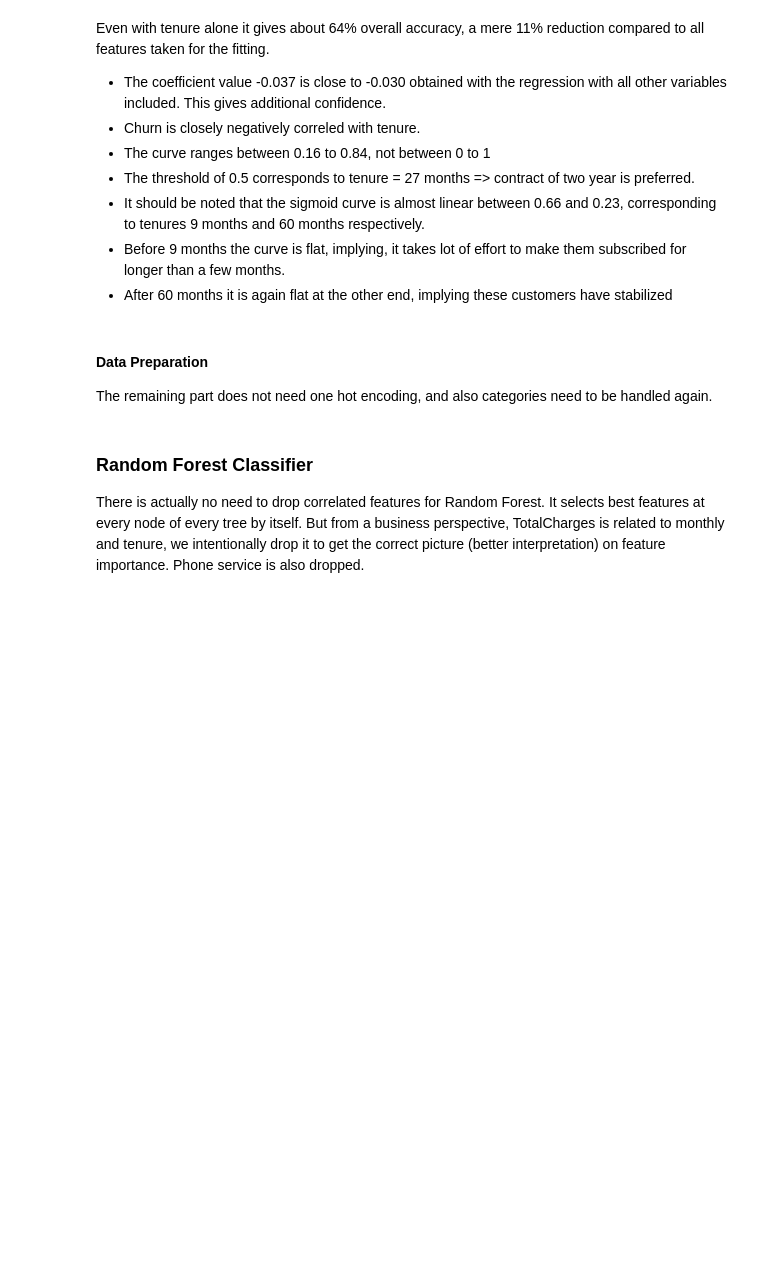
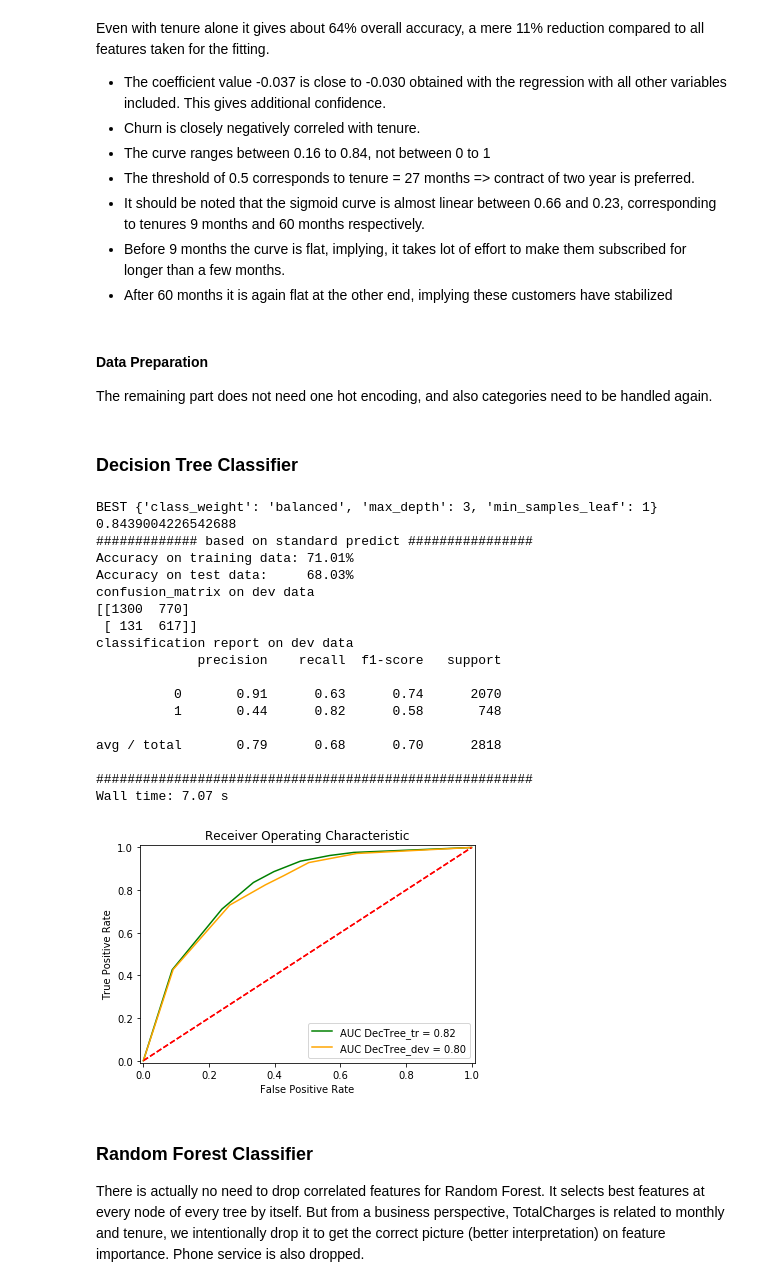
Before and after one commit to aparnack/data_science, a Jupyter notebook: projects/customer_retention/Retention.ipynb, the cells around one changed output. Drawn from its saved outputs; the diff is of its cells as text; code cells hidden in the pictures; blank space fills up the shorter version.

```diff
--- a/projects/customer_retention/Retention.ipynb
+++ b/projects/customer_retention/Retention.ipynb
@@ -840,3 +919,28 @@ X_rf = X_rf.drop(['tenure','MonthlyCharges','SeniorCitizen'],axis=1)
 X_rf = X_rf.apply(lambda x: x.astype('category')).apply(lambda x: x.cat.codes)
 X_rf[['tenure','MonthlyCharges','SeniorCitizen']] = temp
 Xtrain, Xdev, ytrain,ydev = train_test_split(X_rf,y,test_size=0.4,stratify=y)
+# %% [markdown]
+### Decision Tree Classifier
+# %%
+%%time
+parameters = {"max_depth": [3,4,6,8,12], 'min_samples_leaf': [1,2,4,8],"class_weight":['balanced',None]}
+tr,aucrf1,aucrf2 = do_classify(DecisionTreeClassifier(), parameters, Xtrain,ytrain,Xdev,ydev, score_func='recall', n_folds=5, n_jobs=2,model_name='DecTree',label=1,prob_dec=1)
+# %% [output]
+BEST {'class_weight': 'balanced', 'max_depth': 3, 'min_samples_leaf': 1} 0.8439004226542688
+############# based on standard predict ################
+Accuracy on training data: 71.01%
+Accuracy on test data:     68.03%
+confusion_matrix on dev data
+[[1300  770]
+ [ 131  617]]
+classification report on dev data
+             precision    recall  f1-score   support
+
+          0       0.91      0.63      0.74      2070
+          1       0.44      0.82      0.58       748
+
+avg / total       0.79      0.68      0.70      2818
+
+########################################################
+Wall time: 7.07 s
+[figure, added]
```
Also changed, not shown: parts of 20 cells of this notebook.
